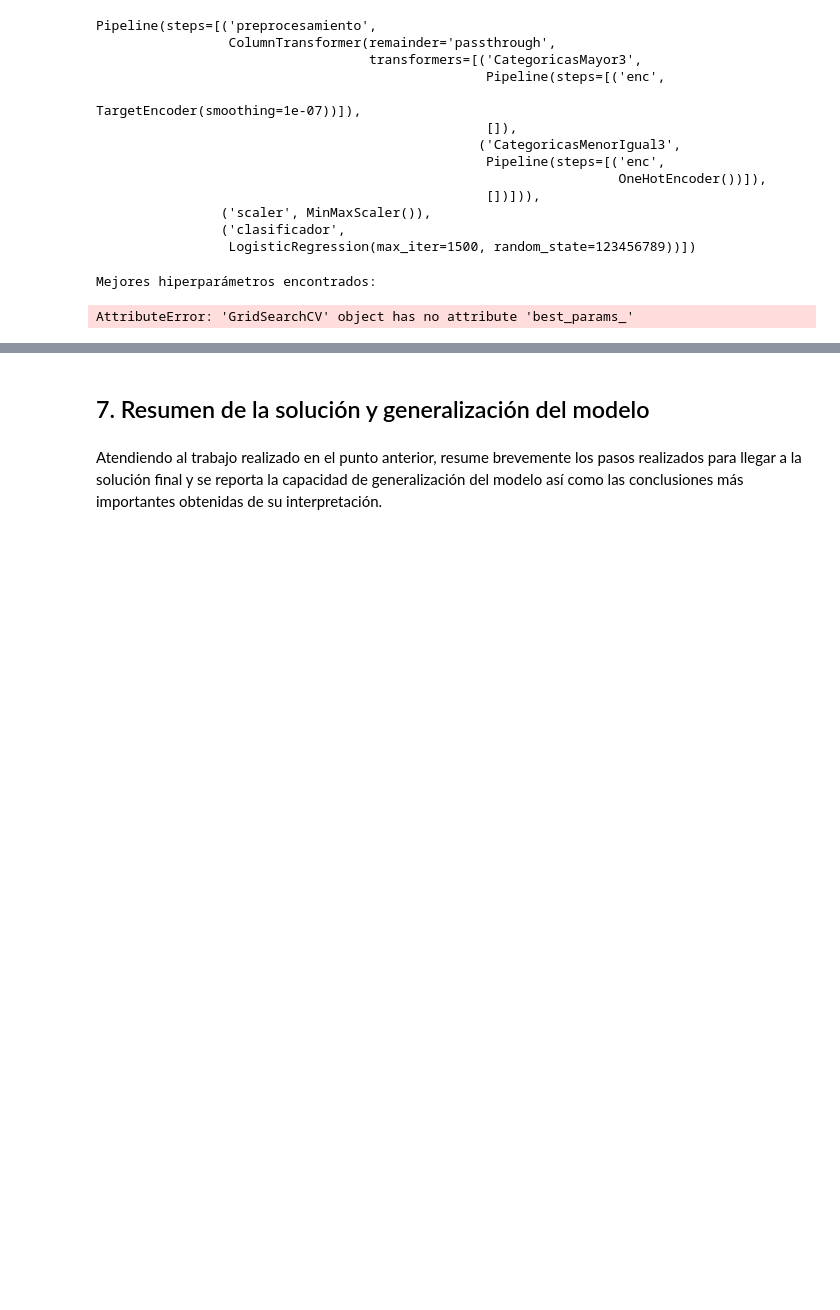
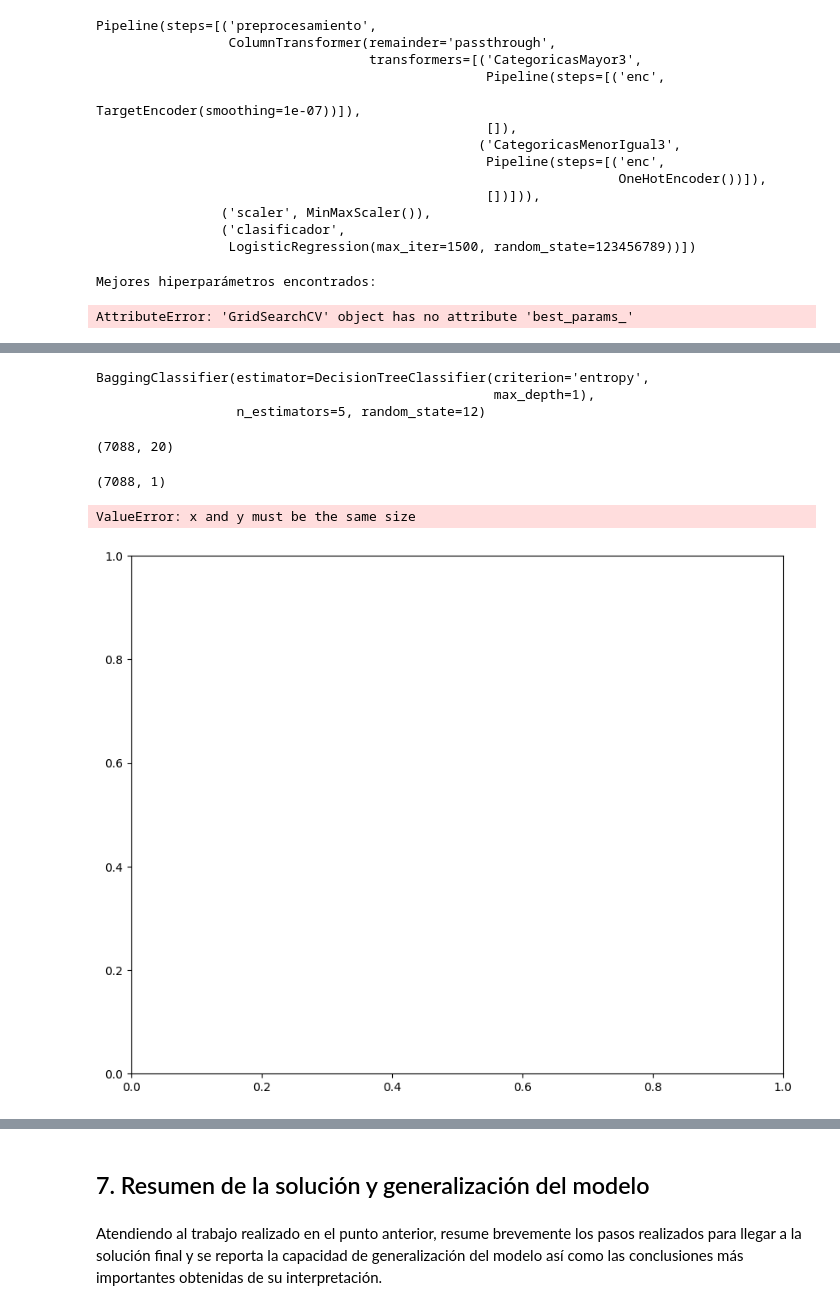
Before and after one commit to SANTONLA/05-EJERCICIOS-PELICULAS, a Jupyter notebook: trabajo_final_modelo.ipynb, the cells around one changed output, grey strips where cells are left out. Saved outputs shown, nothing was run; the diff lists cells and outputs as text; code cells hidden in the pictures; blank space fills up the shorter version.

```diff
--- a/trabajo_final_modelo.ipynb
+++ b/trabajo_final_modelo.ipynb
@@ -764,4 +765,4 @@ parameters_Pipeline = {
 }
 
 # Crear un objeto GridSearchCV
-grid_search = GridSearchCV(pipeline, parameters_Pipeline, cv=5, n_jobs=-1, verbose=2)
+grid_search = GridSearchCV(clf, parameters_Pipeline, cv=5, n_jobs=-1, verbose=2)
@@ -851,0 +959,11 @@ print(predicciones)
+# %%
+clasificadorBase = DecisionTreeClassifier(criterion='entropy',max_depth=1)
+numClasificadoresBase = 5
+
+bagging = BaggingClassifier(clasificadorBase, n_estimators=numClasificadoresBase, random_state=12)
+
+bagging.fit(X_train, y_train)
+# %% [output]
+BaggingClassifier(estimator=DecisionTreeClassifier(criterion='entropy',
+                                                   max_depth=1),
+                  n_estimators=5, random_state=12)
@@ -851,0 +1035,35 @@ print(predicciones)
+# %%
+X_train.shape
+# %% [output]
+(7088, 20)
+# %%
+y_train.shape
+# %% [output]
+(7088, 1)
+# %%
+import matplotlib.pyplot as plt
+
+plt.figure(figsize=(10, 8))
+
+# Graficamos los ejemplos de entrenamiento
+plt.scatter(X_train, y_train, c='b', marker='o', label='Ejemplos de Train')
+
+# Establecemos etiquetas y título
+plt.xlabel(labels[0])
+plt.ylabel(labels[1])
+
+if title is None:
+    plt.title("Ejemplos de Train")
+else:
+    plt.title(title)
+
+if clasificador is not None:
+    # Establecemos los límites según los datos del clasificador
+    plt.xlim(X_train.min(), X_train.max())
+    plt.ylim(y_train.min(), y_train.max())
+
+# Mostramos la figura
+plt.show()
+# %% [output]
+ValueError: x and y must be the same size
+[figure, added]
```
Also changed, not shown: parts of 21 cells of this notebook.
